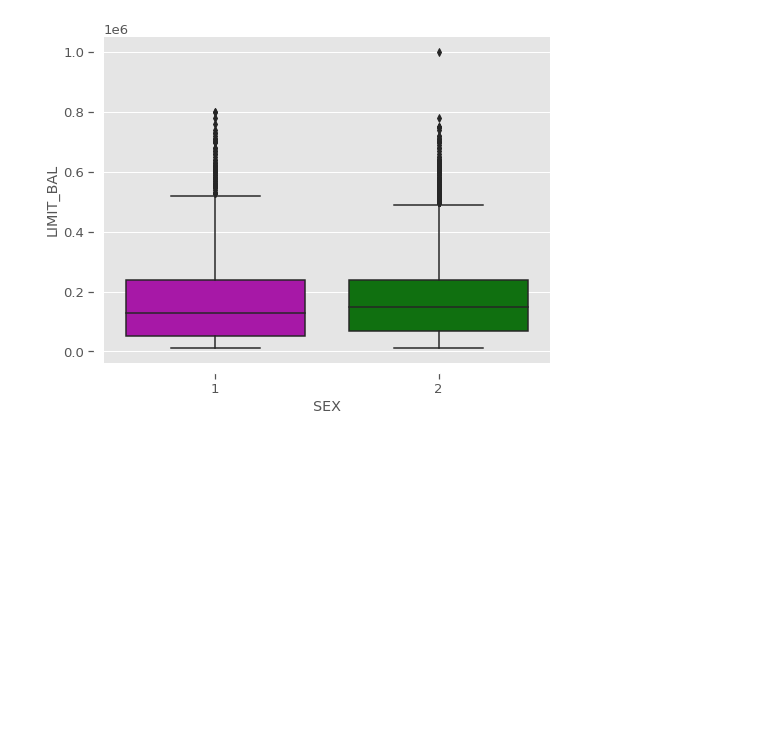
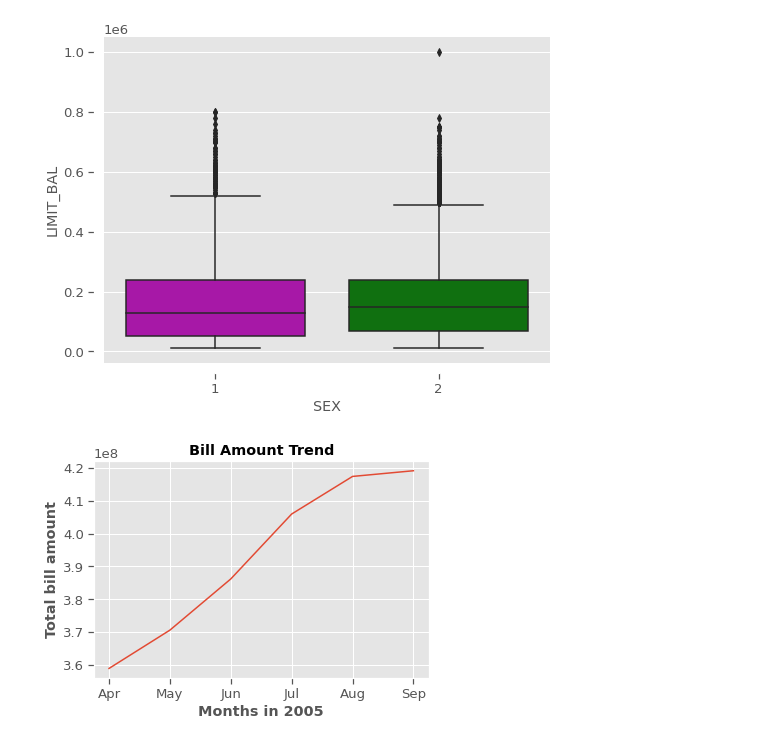
Before and after one commit to sammed97/Credit-Card-Default-Prediction, a Jupyter notebook: Credit_Card_Default_Prediction_Classification_project.ipynb, the cells around one changed output. Cells and saved outputs as stored; diff of their text form; code cells hidden in the pictures; blank space fills up the shorter version.

```diff
--- a/Credit_Card_Default_Prediction_Classification_project.ipynb
+++ b/Credit_Card_Default_Prediction_Classification_project.ipynb
@@ -490,3 +490,19 @@ box_plot('MARRIAGE')
 box_plot('SEX')
 # %% [output]
 [figure]
+# %%
+bill_trend = df[df['HAS_DEF']== 1]
+bill_amt_trend = bill_trend[['Apr_Bill_Amt','May_Bill_Amt','Jun_Bill_Amt','Jul_Bill_Amt','Aug_Bill_Amt','Sept_Bill_Amt']].sum(axis=0)
+
+# Draw a line chart to show the trend. The lower the number, the shorter delayed payment
+fig,ax = plt.subplots()
+ax.plot(bill_amt_trend)
+plt.xticks(['Apr_Bill_Amt','May_Bill_Amt','Jun_Bill_Amt','Jul_Bill_Amt','Aug_Bill_Amt','Sept_Bill_Amt'],['Apr','May','Jun','Jul','Aug','Sep'])
+
+plt.xlabel('Months in 2005',fontweight='bold')
+plt.ylabel('Total bill amount',fontweight='bold')
+plt.title('Bill Amount Trend',fontweight='bold')
+
+plt.show()
+# %% [output]
+[figure, added]
```
Also changed, not shown: parts of 30 cells of this notebook.
